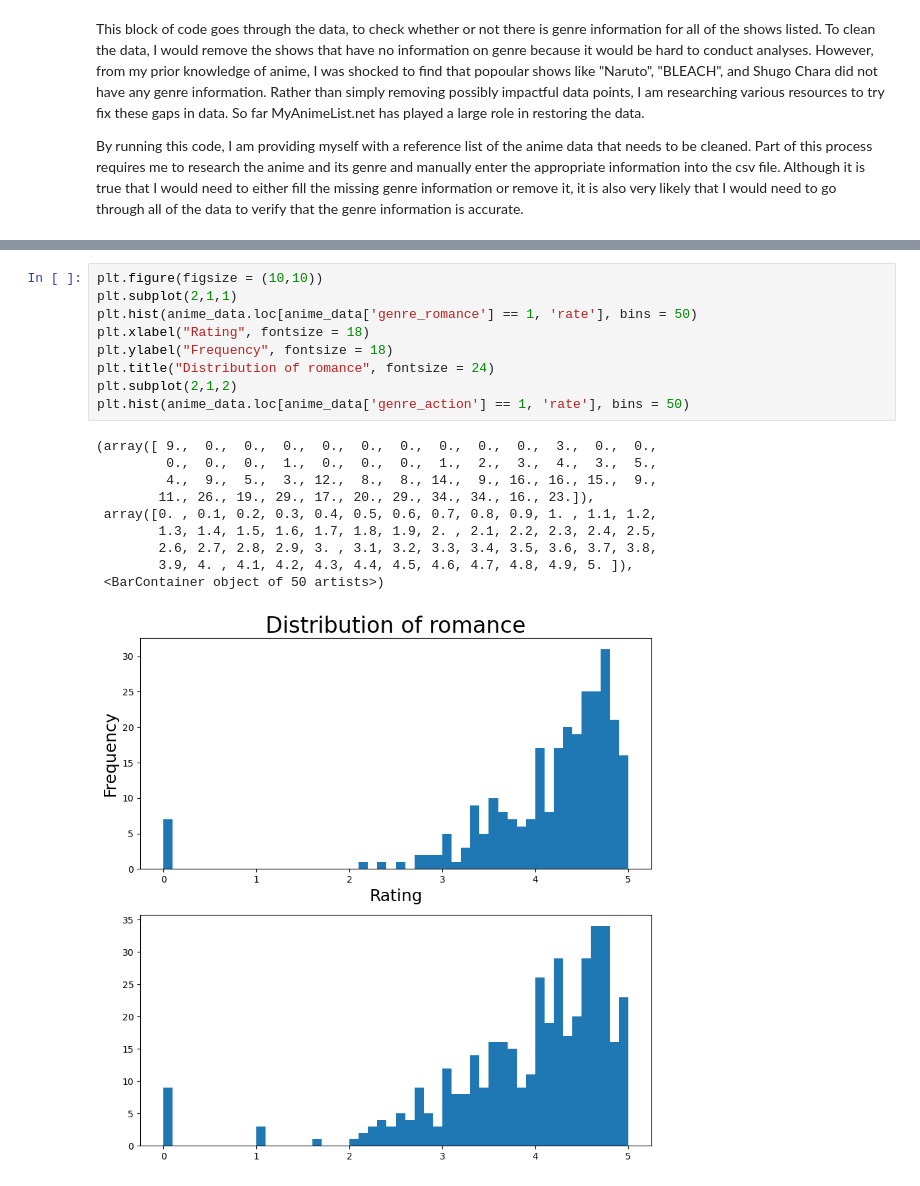
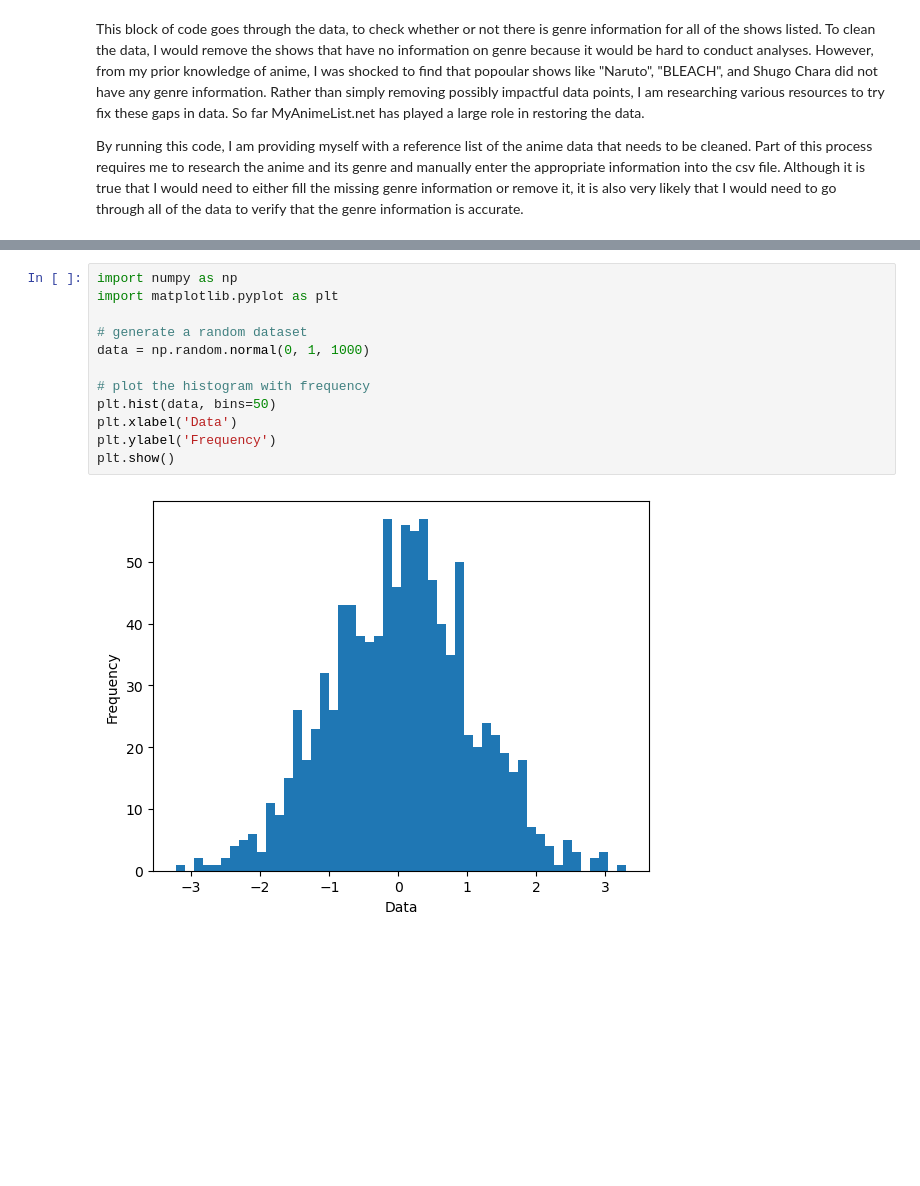
Before and after one commit to rmontehe/crunchyroll-data-analysis, a Jupyter notebook: crunchyroll-analysis.ipynb, the cells around one changed output, grey strips where cells are left out. Saved outputs shown, nothing was run; the diff lists cells and outputs as text; blank space fills up the shorter version.

```diff
--- a/crunchyroll-analysis.ipynb
+++ b/crunchyroll-analysis.ipynb
@@ -174,20 +174,14 @@ anime_data
-# %%
-plt.figure(figsize = (10,10))
-plt.subplot(2,1,1)
-plt.hist(anime_data.loc[anime_data['genre_romance'] == 1, 'rate'], bins = 50)
-plt.xlabel("Rating", fontsize = 18)
-plt.ylabel("Frequency", fontsize = 18)
-plt.title("Distribution of romance", fontsize = 24)
-plt.subplot(2,1,2)
-plt.hist(anime_data.loc[anime_data['genre_action'] == 1, 'rate'], bins = 50)
-# %% [output]
-(array([ 9.,  0.,  0.,  0.,  0.,  0.,  0.,  0.,  0.,  0.,  3.,  0.,  0.,
-         0.,  0.,  0.,  1.,  0.,  0.,  0.,  1.,  2.,  3.,  4.,  3.,  5.,
-         4.,  9.,  5.,  3., 12.,  8.,  8., 14.,  9., 16., 16., 15.,  9.,
-        11., 26., 19., 29., 17., 20., 29., 34., 34., 16., 23.]),
- array([0. , 0.1, 0.2, 0.3, 0.4, 0.5, 0.6, 0.7, 0.8, 0.9, 1. , 1.1, 1.2,
-        1.3, 1.4, 1.5, 1.6, 1.7, 1.8, 1.9, 2. , 2.1, 2.2, 2.3, 2.4, 2.5,
-        2.6, 2.7, 2.8, 2.9, 3. , 3.1, 3.2, 3.3, 3.4, 3.5, 3.6, 3.7, 3.8,
-        3.9, 4. , 4.1, 4.2, 4.3, 4.4, 4.5, 4.6, 4.7, 4.8, 4.9, 5. ]),
- <BarContainer object of 50 artists>)
-[figure, removed]
+# %%
+import numpy as np
+import matplotlib.pyplot as plt
+
+# generate a random dataset
+data = np.random.normal(0, 1, 1000)
+
+# plot the histogram with frequency
+plt.hist(data, bins=50)
+plt.xlabel('Data')
+plt.ylabel('Frequency')
+plt.show()
+# %% [output]
+[figure, added]
```
Also changed, not shown: parts of 5 cells of this notebook.
